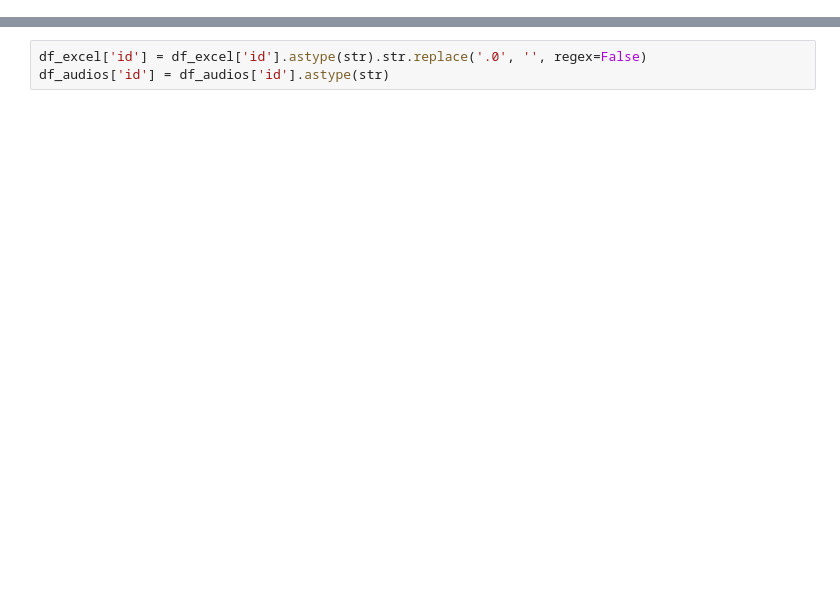
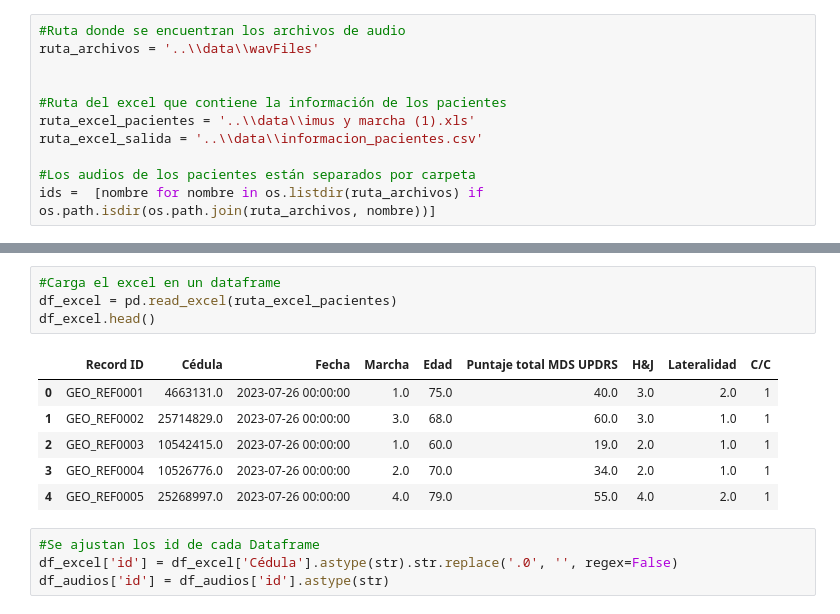
Before and after one commit to edaleonCD/parkinsonCD, a Jupyter notebook: notebooks/datos_audio_init.ipynb, the cells around one changed output, grey strips where cells are left out. Cells and saved outputs as stored; diff of their text form; blank space fills up the shorter version.

Commit message:
Se genera un mejor manejo para consolidar la información de los archivos con audio y el excel con la información de los pacientes

```diff
--- a/notebooks/datos_audio_init.ipynb
+++ b/notebooks/datos_audio_init.ipynb
@@ -0,0 +13,11 @@
+# %%
+#Ruta donde se encuentran los archivos de audio
+ruta_archivos = '..\\data\\wavFiles'
+
+
+#Ruta del excel que contiene la información de los pacientes
+ruta_excel_pacientes = '..\\data\\imus y marcha (1).xls'
+ruta_excel_salida = '..\\data\\informacion_pacientes.csv'
+
+#Los audios de los pacientes están separados por carpeta
+ids =  [nombre for nombre in os.listdir(ruta_archivos) if os.path.isdir(os.path.join(ruta_archivos, nombre))]
@@ -97,3 +134,15 @@ df_excel
+# %%
+#Carga el excel en un dataframe
+df_excel = pd.read_excel(ruta_excel_pacientes)
+df_excel.head()
+# %% [output]
+|  | Record ID | Cédula | Fecha | Marcha | Edad | Puntaje total MDS UPDRS | H&J | Lateralidad | C/C |
+| 0 | GEO_REF0001 | 4663131.0 | 2023-07-26 00:00:00 | 1.0 | 75.0 | 40.0 | 3.0 | 2.0 | 1 |
+| 1 | GEO_REF0002 | 25714829.0 | 2023-07-26 00:00:00 | 3.0 | 68.0 | 60.0 | 3.0 | 1.0 | 1 |
+| 2 | GEO_REF0003 | 10542415.0 | 2023-07-26 00:00:00 | 1.0 | 60.0 | 19.0 | 2.0 | 1.0 | 1 |
+| 3 | GEO_REF0004 | 10526776.0 | 2023-07-26 00:00:00 | 2.0 | 70.0 | 34.0 | 2.0 | 1.0 | 1 |
+| 4 | GEO_REF0005 | 25268997.0 | 2023-07-26 00:00:00 | 4.0 | 79.0 | 55.0 | 4.0 | 2.0 | 1 |
 # %%
-df_excel['id'] = df_excel['id'].astype(str).str.replace('.0', '', regex=False)
+#Se ajustan los id de cada Dataframe
+df_excel['id'] = df_excel['Cédula'].astype(str).str.replace('.0', '', regex=False)
 df_audios['id'] = df_audios['id'].astype(str)
```
Also changed, not shown: parts of 14 cells of this notebook, 1 other file.
